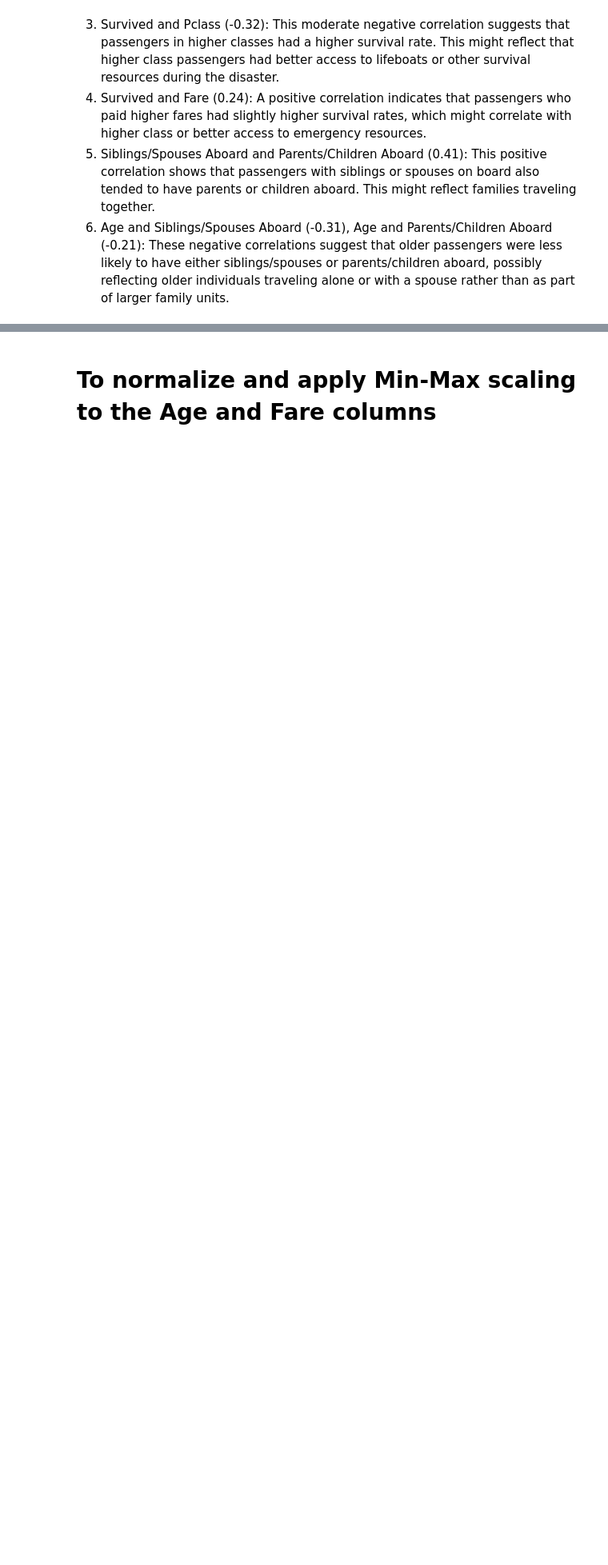
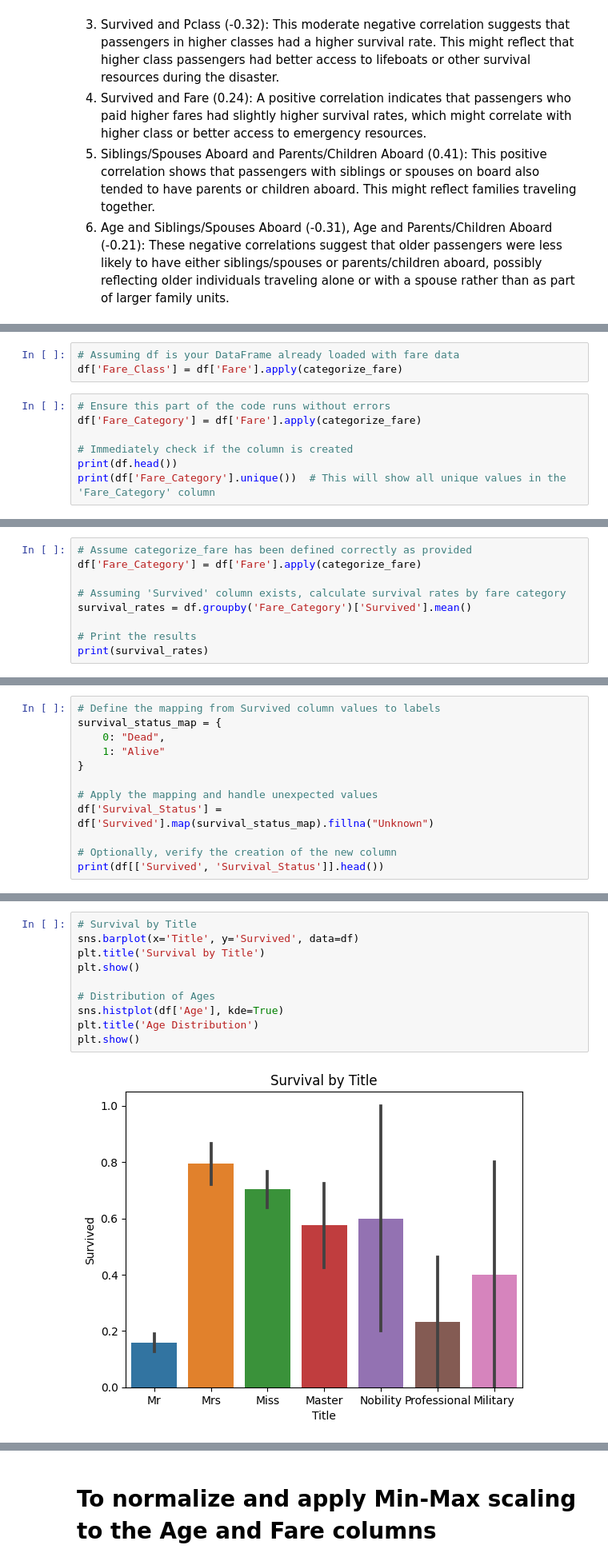
Before and after one commit to OYanez85/Data_Wrangling, a Jupyter notebook: nacho-s-titanic.ipynb, the cells around one changed output, grey strips where cells are left out. Shown at 80% size. Drawn from its saved outputs; the diff is of its cells as text; blank space fills up the shorter version.

```diff
--- a/nacho-s-titanic.ipynb
+++ b/nacho-s-titanic.ipynb
@@ -173,0 +527,10 @@ Index(['Age', 'Fare', 'Survived', 'Pclass', 'Siblings/Spouses Aboard',
+# %%
+# Assuming df is your DataFrame already loaded with fare data
+df['Fare_Class'] = df['Fare'].apply(categorize_fare)
+# %%
+# Ensure this part of the code runs without errors
+df['Fare_Category'] = df['Fare'].apply(categorize_fare)
+
+# Immediately check if the column is created
+print(df.head())
+print(df['Fare_Category'].unique())  # This will show all unique values in the 'Fare_Category' column
@@ -173,0 +577,9 @@ Index(['Age', 'Fare', 'Survived', 'Pclass', 'Siblings/Spouses Aboard',
+# %%
+# Assume categorize_fare has been defined correctly as provided
+df['Fare_Category'] = df['Fare'].apply(categorize_fare)
+
+# Assuming 'Survived' column exists, calculate survival rates by fare category
+survival_rates = df.groupby('Fare_Category')['Survived'].mean()
+
+# Print the results
+print(survival_rates)
@@ -173,0 +671,12 @@ Index(['Age', 'Fare', 'Survived', 'Pclass', 'Siblings/Spouses Aboard',
+# %%
+# Define the mapping from Survived column values to labels
+survival_status_map = {
+    0: "Dead",
+    1: "Alive"
+}
+
+# Apply the mapping and handle unexpected values
+df['Survival_Status'] = df['Survived'].map(survival_status_map).fillna("Unknown")
+
+# Optionally, verify the creation of the new column
+print(df[['Survived', 'Survival_Status']].head())
@@ -173,0 +690,12 @@ Index(['Age', 'Fare', 'Survived', 'Pclass', 'Siblings/Spouses Aboard',
+# %%
+# Survival by Title
+sns.barplot(x='Title', y='Survived', data=df)
+plt.title('Survival by Title')
+plt.show()
+
+# Distribution of Ages
+sns.histplot(df['Age'], kde=True)
+plt.title('Age Distribution')
+plt.show()
+# %% [output]
+[figure, added]
```
Also changed, not shown: parts of 72 cells of this notebook.
